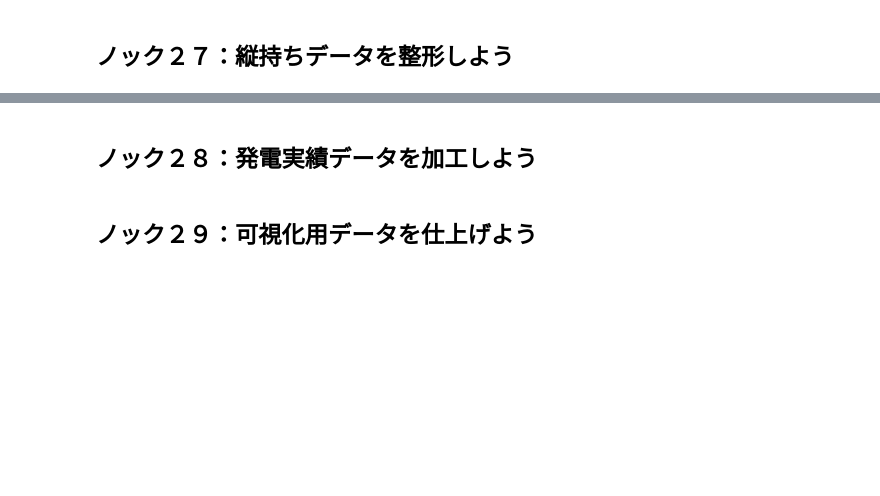
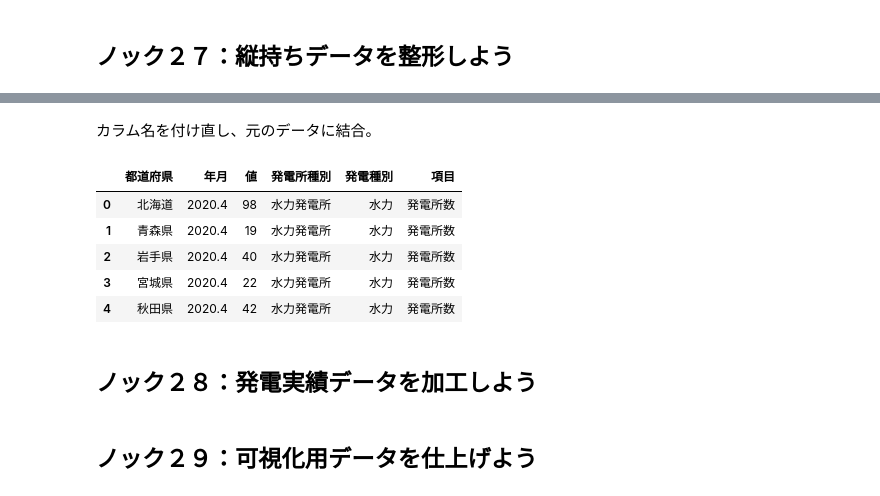
Before and after one commit to ayakamori0702/100knock-process-visualization, a Jupyter notebook: chapter-2/src/2章.ipynb, the cells around one changed output, grey strips where cells are left out. Cells and saved outputs as stored; diff of their text form; code cells hidden in the pictures; blank space fills up the shorter version.

```diff
--- a/chapter-2/src/2章.ipynb
+++ b/chapter-2/src/2章.ipynb
@@ -177,0 +288,3 @@ data.head()
+# %%
+datas_v = pd.melt(datas, id_vars=['都道府県','年月'], var_name="変数名",value_name="値")  # id_vars:キーとなる列
+datas_v.head()
@@ -179,0 +302,3 @@ data.head()
+# %%
+var_data = datas_v['変数名'].str.split('_', expand=True)
+var_data.head()
@@ -180,3 +312,17 @@ data.head()
+# %% [markdown]
+カラム名を付け直し、元のデータに結合。
+# %%
+var_data.columns = ['発電所種別', '発電種別', '項目']
+datas_v = pd.concat([datas_v, var_data], axis=1)
+datas_v.drop(['変数名'], axis=1, inplace=True)
+datas_v.head()
+# %% [output]
+|  | 都道府県 | 年月 | 値 | 発電所種別 | 発電種別 | 項目 |
+| 0 | 北海道 | 2020.4 | 98 | 水力発電所 | 水力 | 発電所数 |
+| 1 | 青森県 | 2020.4 | 19 | 水力発電所 | 水力 | 発電所数 |
+| 2 | 岩手県 | 2020.4 | 40 | 水力発電所 | 水力 | 発電所数 |
+| 3 | 宮城県 | 2020.4 | 22 | 水力発電所 | 水力 | 発電所数 |
+| 4 | 秋田県 | 2020.4 | 42 | 水力発電所 | 水力 | 発電所数 |
 # %% [markdown]
 ## ノック２８：発電実績データを加工しよう
 # %% [markdown]
```
Also changed, not shown: parts of 19 cells of this notebook, 1 other file.
